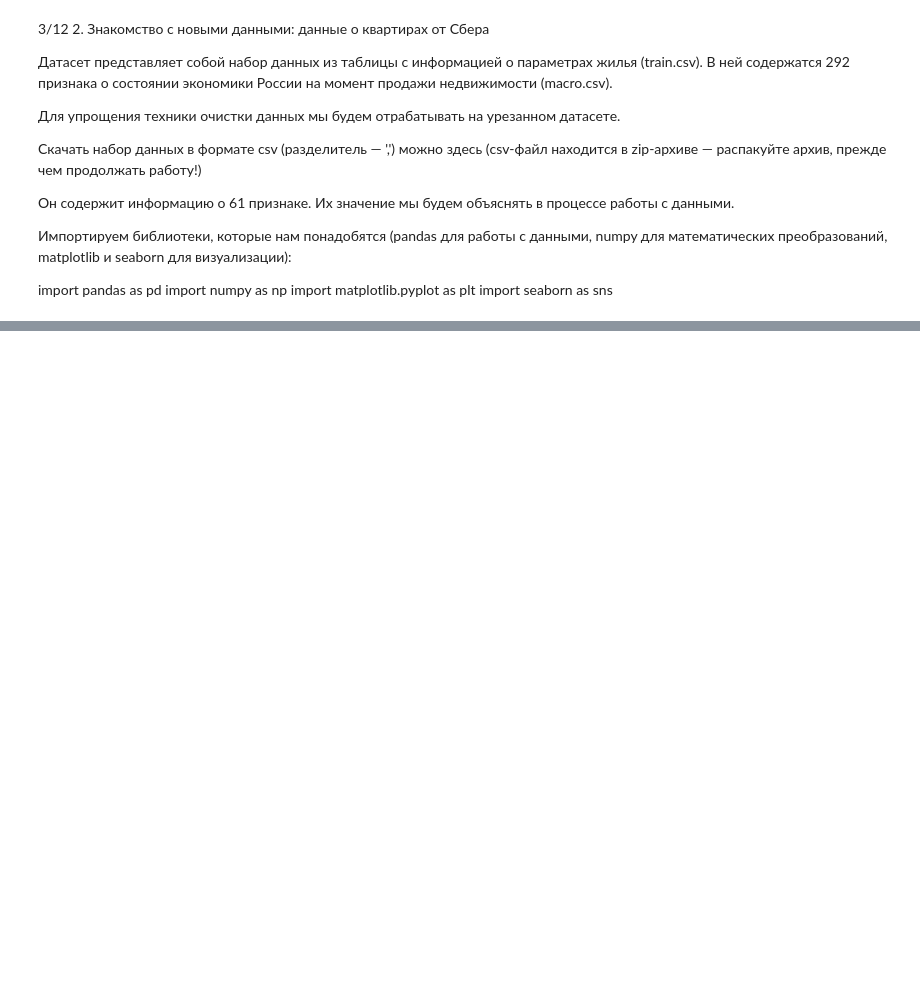
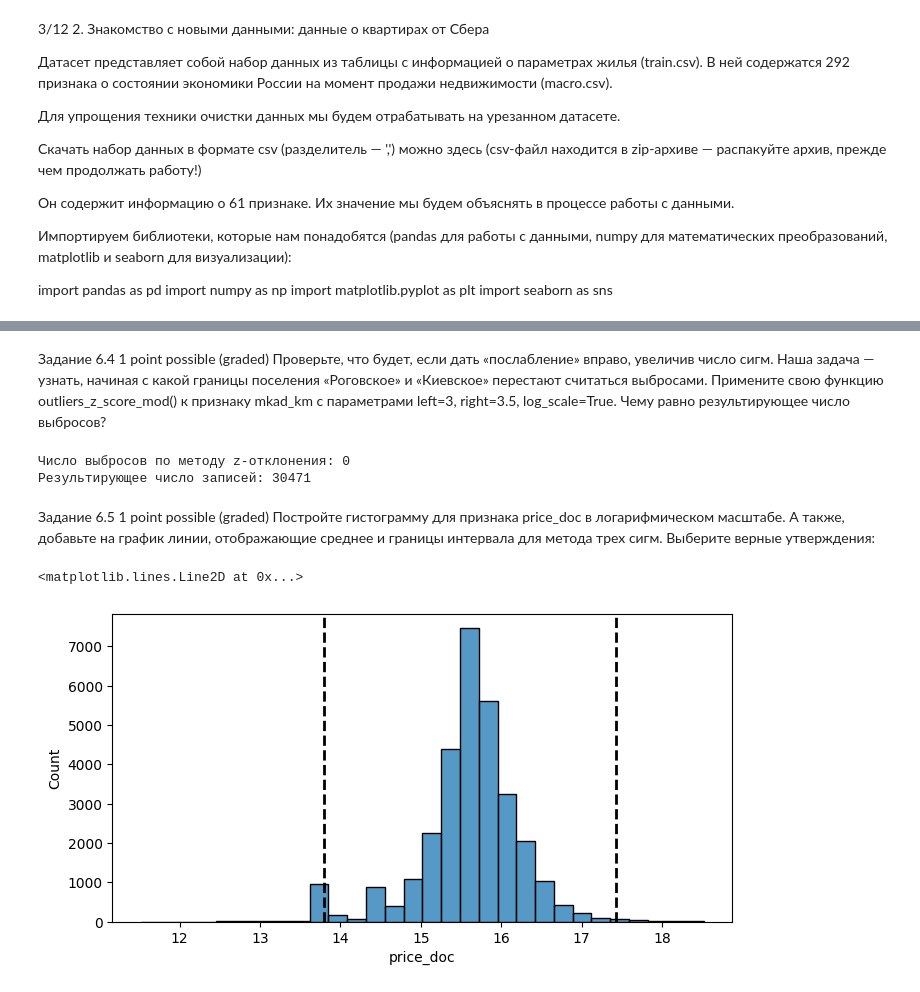
Before and after one commit to govoridaa/SF, a Jupyter notebook: PYTHON-14. Очистка данных/теория PYTHON-14. Очистка данных.ipynb, the cells around one changed output, grey strips where cells are left out. Saved outputs shown, nothing was run; the diff lists cells and outputs as text; code cells hidden in the pictures; blank space fills up the shorter version.

```diff
--- a/PYTHON-14. Очистка данных/теория PYTHON-14. Очистка данных.ipynb
+++ b/PYTHON-14. Очистка данных/теория PYTHON-14. Очистка данных.ipynb
@@ -17,0 +101,50 @@ import seaborn as sns
+# %% [markdown]
+Задание 6.4
+1 point possible (graded)
+Проверьте, что будет, если дать «послабление» вправо, увеличив число сигм. Наша задача — узнать, начиная с какой границы поселения «Роговское» и «Киевское» перестают считаться выбросами. Примените свою функцию outliers_z_score_mod() к признаку mkad_km с параметрами left=3, right=3.5, log_scale=True. Чему равно результирующее число выбросов?
+# %%
+import pandas as pd
+import numpy as np
+import matplotlib.pyplot as plt
+import seaborn as sns
+sber_data=pd.read_csv(".\data\sber_data.csv")
+sber_data_copy=sber_data.copy()
+#display(sber_data_copy)
+import numpy as np
+def outliers_z_score_mod(data, feature, log_scale=False, left=3, right=3):
+    if log_scale:
+        x = np.log(data[feature]+1)
+    else:
+        x = data[feature]
+    mu = x.mean()
+    sigma = x.std()
+    lower_bound = mu - left * sigma
+    upper_bound = mu + right * sigma
+    outliers = data[(x < lower_bound) | (x > upper_bound)]
+    cleaned = data[(x >= lower_bound) & (x <= upper_bound)]
+    return outliers, cleaned
+outliers, cleaned = outliers_z_score_mod(sber_data, 'mkad_km', left=3, right=3.5, log_scale=True)
+print(f'Число выбросов по методу z-отклонения: {outliers.shape[0]}')
+print(f'Результирующее число записей: {cleaned.shape[0]}')
+# %% [output]
+Число выбросов по методу z-отклонения: 0
+Результирующее число записей: 30471
+# %% [markdown]
+Задание 6.5
+1 point possible (graded)
+Постройте гистограмму для признака price_doc в логарифмическом масштабе. А также, добавьте на график линии, отображающие среднее и границы интервала для метода трех сигм. Выберите верные утверждения:
+# %%
+import pandas as pd
+import numpy as np
+import matplotlib.pyplot as plt
+import seaborn as sns
+sber_data=pd.read_csv(".\data\sber_data.csv")
+sber_data_copy=sber_data.copy()
+fig, ax = plt.subplots(1,1, figsize=(8,4))
+log_price_doc=np.log(sber_data_copy["price_doc"]+1)
+hisplot=sns.histplot(log_price_doc, bins=30, ax=ax)
+hisplot.axvline(log_price_doc.mean()-3*log_price_doc.std(), color="k", ls="--", lw=2)
+hisplot.axvline(log_price_doc.mean()+3*log_price_doc.std(), color="k", ls="--", lw=2)
+# %% [output]
+<matplotlib.lines.Line2D at 0x...>
+[figure, added]
```
Also changed, not shown: parts of 23 cells of this notebook.
